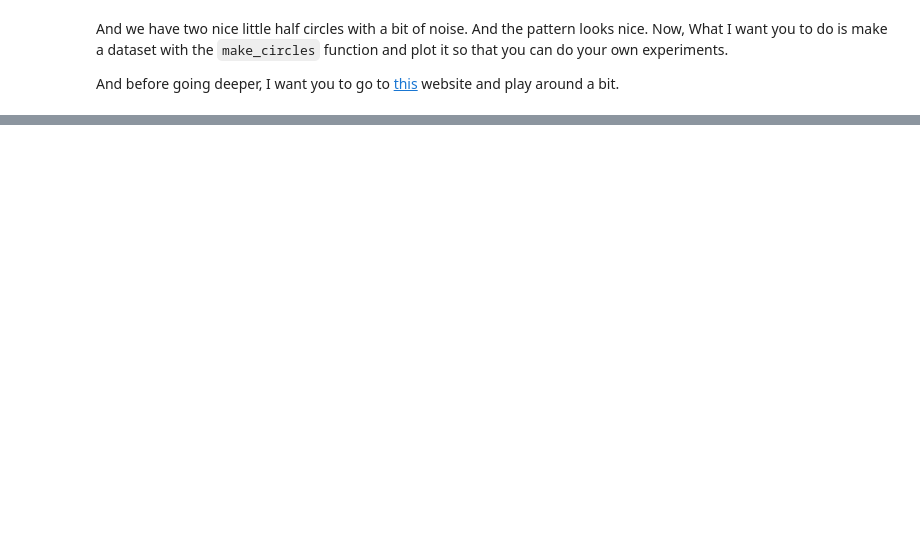
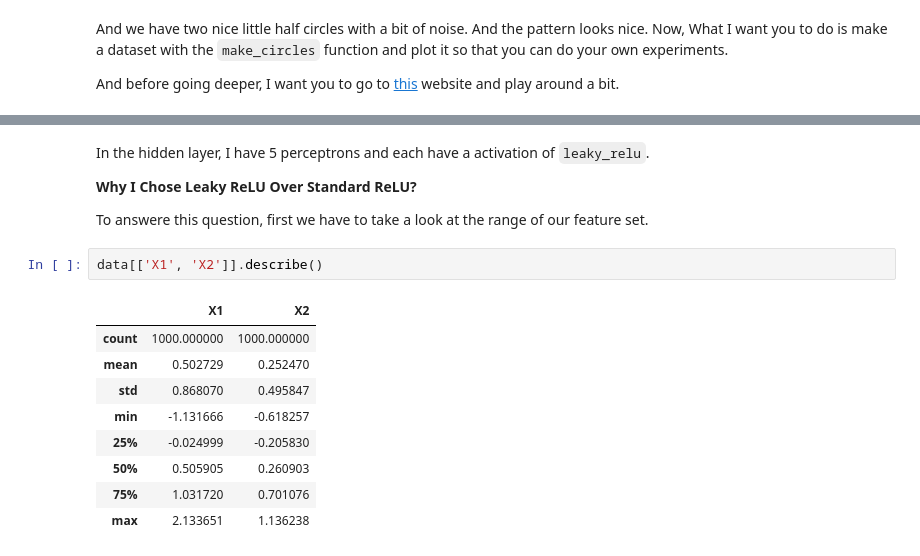
Before and after one commit to RishatTalukder/Deep_Learning_With_Tensorflow, a Jupyter notebook: 3_CLASSIFICATION/1_Neural_Network_Classification.ipynb, the cells around one changed output, grey strips where cells are left out. Cells and saved outputs as stored; diff of their text form; blank space fills up the shorter version.

```diff
--- a/3_CLASSIFICATION/1_Neural_Network_Classification.ipynb
+++ b/3_CLASSIFICATION/1_Neural_Network_Classification.ipynb
@@ -160,0 +261,18 @@ And before going deeper, I want you to go to [this](https://playground.tensorflo
+# %% [markdown]
+In the hidden layer, I have 5 perceptrons and each have a activation of `leaky_relu`.
+
+**Why I Chose Leaky ReLU Over Standard ReLU?**
+
+To answere this question, first we have to take a look at the range of our feature set.
+# %%
+data[['X1', 'X2']].describe()
+# %% [output]
+|  | X1 | X2 |
+| count | 1000.000000 | 1000.000000 |
+| mean | 0.502729 | 0.252470 |
+| std | 0.868070 | 0.495847 |
+| min | -1.131666 | -0.618257 |
+| 25% | -0.024999 | -0.205830 |
+| 50% | 0.505905 | 0.260903 |
+| 75% | 1.031720 | 0.701076 |
+| max | 2.133651 | 1.136238 |
```
Also changed, not shown: parts of 16 cells of this notebook.
